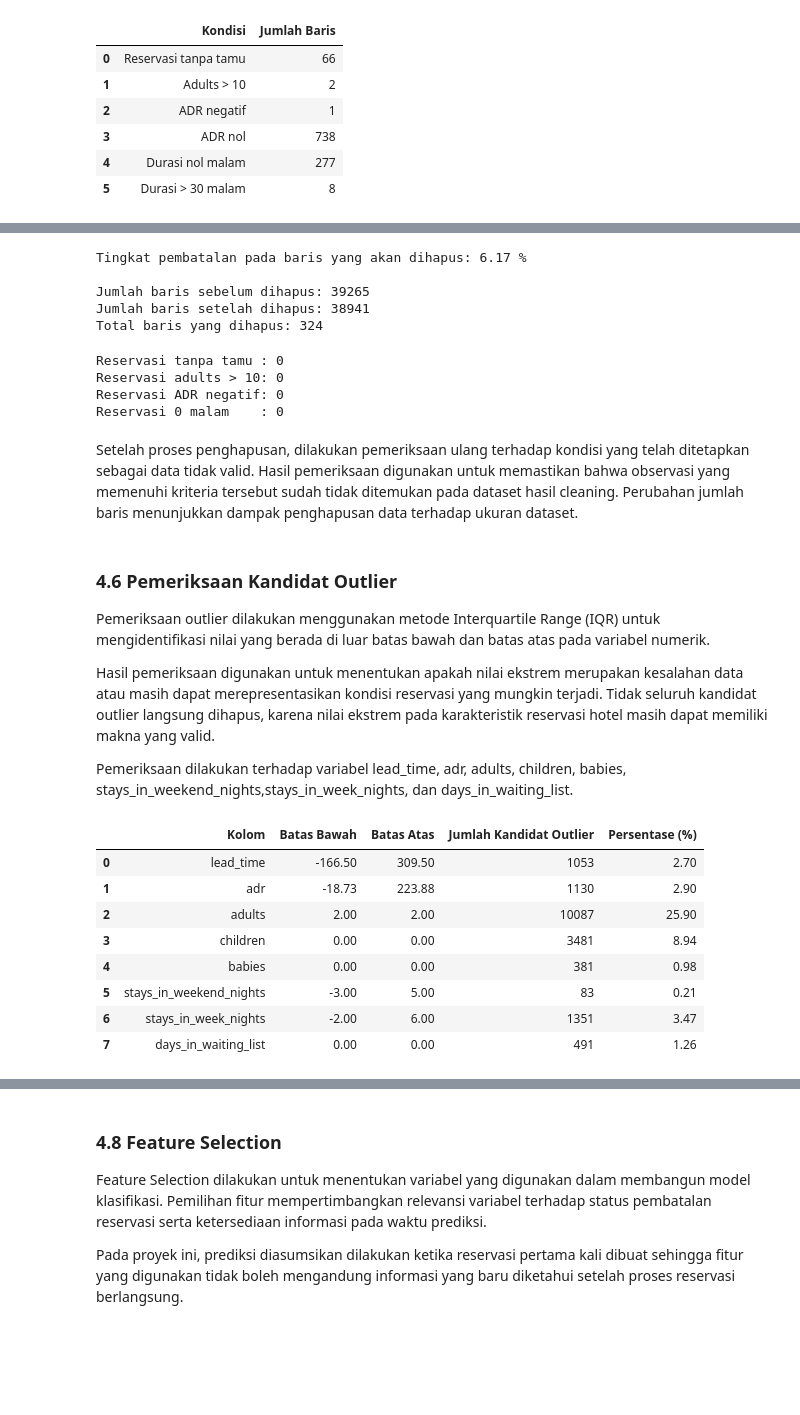
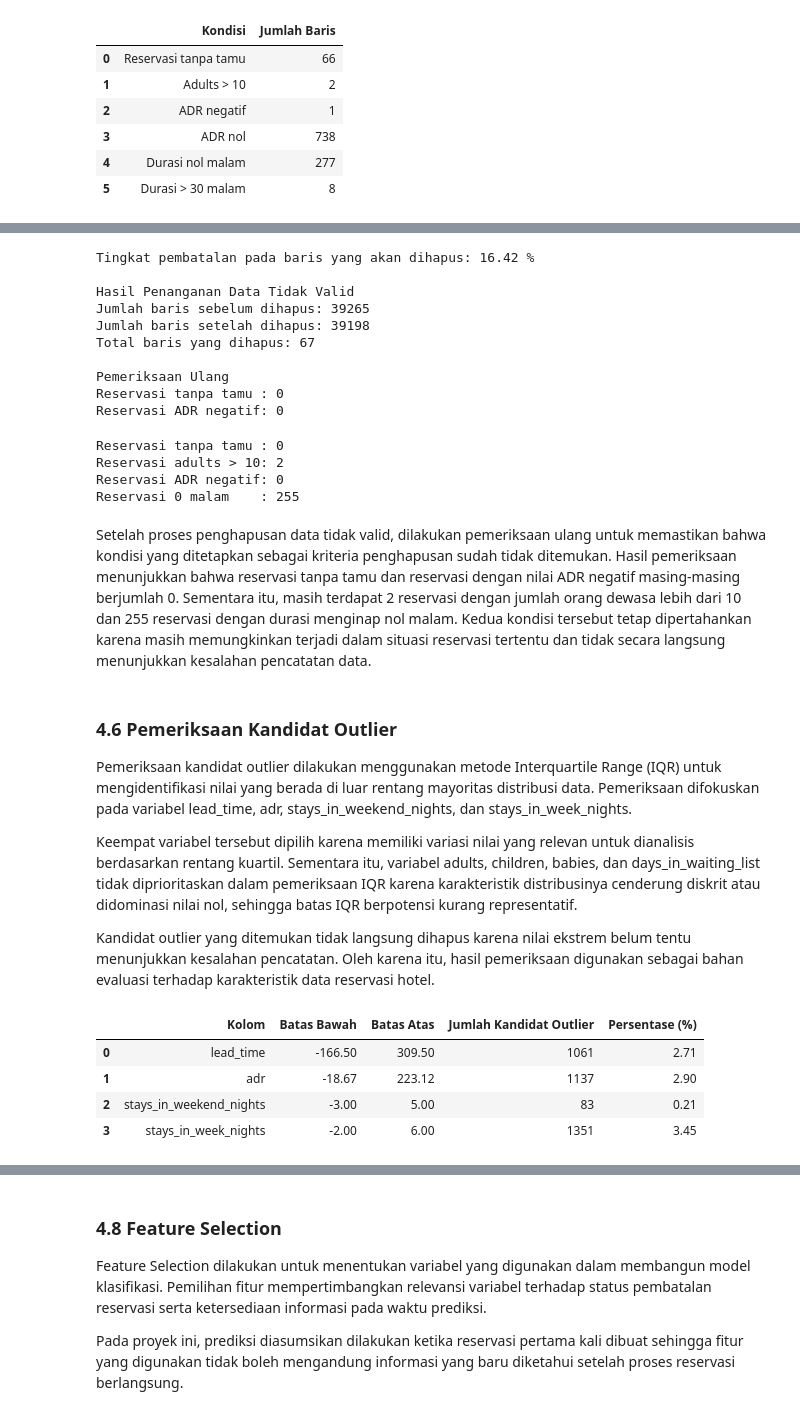
Before and after one commit to jelitasyahwa/analisis-pembatalan-reservasi-hotel, a Jupyter notebook: Proyek_Akhir_DataScience.ipynb, the cells around one changed output, grey strips where cells are left out. Cells and saved outputs as stored; diff of their text form; code cells hidden in the pictures; blank space fills up the shorter version.

```diff
--- a/Proyek_Akhir_DataScience.ipynb
+++ b/Proyek_Akhir_DataScience.ipynb
@@ -1346,12 +1347,6 @@ Sementara itu, reservasi dengan ADR nol dan durasi menginap lebih dari 30 malam
 # %%
 # Menyimpan jumlah baris sebelum penghapusan
 baris_sebelum = len(df_clean)
-
-# Menghitung total malam menginap
-total_nights = (
-    df_clean["stays_in_weekend_nights"] +
-    df_clean["stays_in_week_nights"]
-)
 
 # Menghitung total tamu
 total_guests = (
@@ -1361,7 +1356,10 @@ total_guests = (
 )
 
 # Menentukan kondisi data tidak valid
-invalid = (total_guests == 0) | (df_clean["adults"] > 10) | (df_clean["adr"] < 0) | (total_nights == 0)
+invalid = (
+    (total_guests == 0) |
+    (df_clean["adr"] < 0)
+)
 
 # Melihat tingkat pembatalan pada data yang akan dihapus
 print("Tingkat pembatalan pada baris yang akan dihapus:",
@@ -1371,16 +1369,32 @@ print("Tingkat pembatalan pada baris yang akan dihapus:",
 # Menghapus data tidak valid
 df_clean = df_clean[~invalid].reset_index(drop=True)
 
-# Membandingkan jumlah baris
-print("\nJumlah baris sebelum dihapus:", baris_sebelum)
+# Memeriksa hasil penghapusan
+total_guests = (
+    df_clean["adults"] +
+    df_clean["children"].fillna(0) +
+    df_clean["babies"].fillna(0)
+)
+
+print("\nHasil Penanganan Data Tidak Valid")
+print("Jumlah baris sebelum dihapus:", baris_sebelum)
 print("Jumlah baris setelah dihapus:", len(df_clean))
 print("Total baris yang dihapus:", baris_sebelum - len(df_clean))
+
+print("\nPemeriksaan Ulang")
+print("Reservasi tanpa tamu :", (total_guests == 0).sum())
+print("Reservasi ADR negatif:", (df_clean["adr"] < 0).sum())
 # %% [output]
-Tingkat pembatalan pada baris yang akan dihapus: 6.17 %
+Tingkat pembatalan pada baris yang akan dihapus: 16.42 %
 
+Hasil Penanganan Data Tidak Valid
 Jumlah baris sebelum dihapus: 39265
-Jumlah baris setelah dihapus: 38941
-Total baris yang dihapus: 324
+Jumlah baris setelah dihapus: 39198
+Total baris yang dihapus: 67
+
+Pemeriksaan Ulang
+Reservasi tanpa tamu : 0
+Reservasi ADR negatif: 0
 # %%
 # Memeriksa ulang kondisi setelah penghapusan
 total_nights = (
@@ -1400,66 +1414,63 @@ print("Reservasi ADR negatif:", (df_clean["adr"] < 0).sum())
 print("Reservasi 0 malam    :", (total_nights == 0).sum())
 # %% [output]
 Reservasi tanpa tamu : 0
-Reservasi adults > 10: 0
+Reservasi adults > 10: 2
 Reservasi ADR negatif: 0
-Reservasi 0 malam    : 0
+Reservasi 0 malam    : 255
 # %% [markdown]
-Setelah proses penghapusan, dilakukan pemeriksaan ulang terhadap kondisi yang telah ditetapkan sebagai data tidak valid.
-Hasil pemeriksaan digunakan untuk memastikan bahwa observasi yang memenuhi kriteria tersebut sudah tidak ditemukan pada dataset hasil cleaning. Perubahan jumlah baris menunjukkan dampak penghapusan data terhadap ukuran dataset.
+Setelah proses penghapusan data tidak valid, dilakukan pemeriksaan ulang untuk memastikan bahwa kondisi yang ditetapkan sebagai kriteria penghapusan sudah tidak ditemukan. Hasil pemeriksaan menunjukkan bahwa reservasi tanpa tamu dan reservasi dengan nilai ADR negatif masing-masing berjumlah 0. Sementara itu, masih terdapat 2 reservasi dengan jumlah orang dewasa lebih dari 10 dan 255 reservasi dengan durasi menginap nol malam. Kedua kondisi tersebut tetap dipertahankan karena masih memungkinkan terjadi dalam situasi reservasi tertentu dan tidak secara langsung menunjukkan kesalahan pencatatan data.
 # %% [markdown]
 ### **4.6 Pemeriksaan Kandidat Outlier**
 
-Pemeriksaan outlier dilakukan menggunakan metode Interquartile Range (IQR) untuk mengidentifikasi nilai yang berada di luar batas bawah dan batas atas pada variabel numerik.
+Pemeriksaan kandidat outlier dilakukan menggunakan metode Interquartile Range (IQR) untuk mengidentifikasi nilai yang berada di luar rentang mayoritas distribusi data. Pemeriksaan difokuskan pada variabel lead_time, adr, stays_in_weekend_nights, dan stays_in_week_nights.
 
-Hasil pemeriksaan digunakan untuk menentukan apakah nilai ekstrem merupakan kesalahan data atau masih dapat merepresentasikan kondisi reservasi yang mungkin terjadi. Tidak seluruh kandidat outlier langsung dihapus, karena nilai ekstrem pada karakteristik reservasi hotel masih dapat memiliki makna yang valid.
+Keempat variabel tersebut dipilih karena memiliki variasi nilai yang relevan untuk dianalisis berdasarkan rentang kuartil. Sementara itu, variabel adults, children, babies, dan days_in_waiting_list tidak diprioritaskan dalam pemeriksaan IQR karena karakteristik distribusinya cenderung diskrit atau didominasi nilai nol, sehingga batas IQR berpotensi kurang representatif.
 
-Pemeriksaan dilakukan terhadap variabel lead_time, adr, adults, children, babies, stays_in_weekend_nights,stays_in_week_nights, dan days_in_waiting_list.
+Kandidat outlier yang ditemukan tidak langsung dihapus karena nilai ekstrem belum tentu menunjukkan kesalahan pencatatan. Oleh karena itu, hasil pemeriksaan digunakan sebagai bahan evaluasi terhadap karakteristik data reservasi hotel.
 # %%
 # Pemeriksaan kandidat outlier menggunakan IQR
 kolom_iqr = [
     "lead_time",
     "adr",
-    "adults",
-    "children",
-    "babies",
     "stays_in_weekend_nights",
-    "stays_in_week_nights",
-    "days_in_waiting_list"
+    "stays_in_week_nights"
 ]
 
 hasil_iqr_bersih = []
+
 for kolom in kolom_iqr:
     data = df_clean[kolom].dropna()
 
+    # Menghitung kuartil dan IQR
     q1 = data.quantile(0.25)
     q3 = data.quantile(0.75)
     iqr = q3 - q1
 
+    # Menentukan batas bawah dan batas atas
     batas_bawah = q1 - 1.5 * iqr
     batas_atas = q3 + 1.5 * iqr
 
+    # Mengidentifikasi kandidat outlier
     kandidat = (
         (data < batas_bawah) |
         (data > batas_atas)
     )
 
+    # Menyimpan hasil pemeriksaan
     hasil_iqr_bersih.append({
         "Kolom": kolom,
         "Batas Bawah": batas_bawah,
         "Batas Atas": batas_atas,
         "Jumlah Kandidat Outlier": int(kandidat.sum()),
         "Persentase (%)": kandidat.mean() * 100
     })
 
+# Menampilkan hasil pemeriksaan
 display(pd.DataFrame(hasil_iqr_bersih).round(2))
 # %% [output]
 |  | Kolom | Batas Bawah | Batas Atas | Jumlah Kandidat Outlier | Persentase (%) |
-| 0 | lead_time | -166.50 | 309.50 | 1053 | 2.70 |
-| 1 | adr | -18.73 | 223.88 | 1130 | 2.90 |
-| 2 | adults | 2.00 | 2.00 | 10087 | 25.90 |
-| 3 | children | 0.00 | 0.00 | 3481 | 8.94 |
-| 4 | babies | 0.00 | 0.00 | 381 | 0.98 |
-| 5 | stays_in_weekend_nights | -3.00 | 5.00 | 83 | 0.21 |
-| 6 | stays_in_week_nights | -2.00 | 6.00 | 1351 | 3.47 |
-| 7 | days_in_waiting_list | 0.00 | 0.00 | 491 | 1.26 |
+| 0 | lead_time | -166.50 | 309.50 | 1061 | 2.71 |
+| 1 | adr | -18.67 | 223.12 | 1137 | 2.90 |
+| 2 | stays_in_weekend_nights | -3.00 | 5.00 | 83 | 0.21 |
+| 3 | stays_in_week_nights | -2.00 | 6.00 | 1351 | 3.45 |
 # %% [markdown]
```
Also changed, not shown: parts of 21 cells of this notebook.
